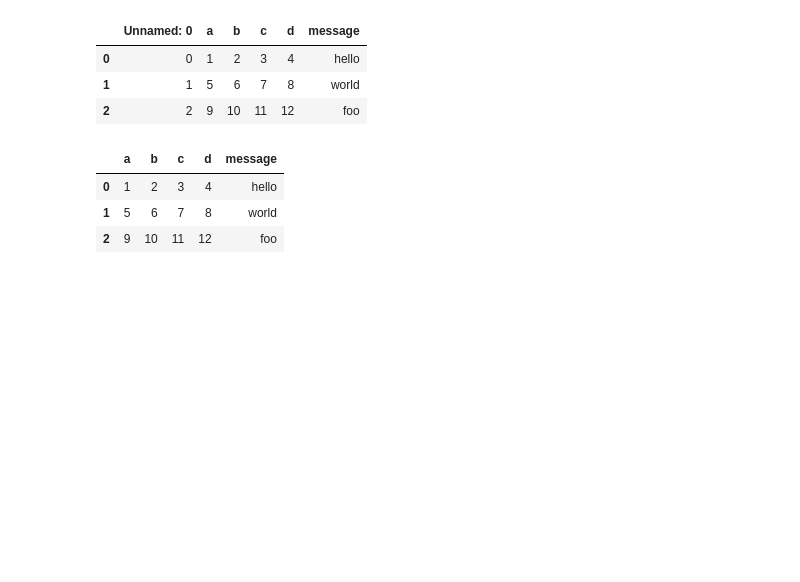
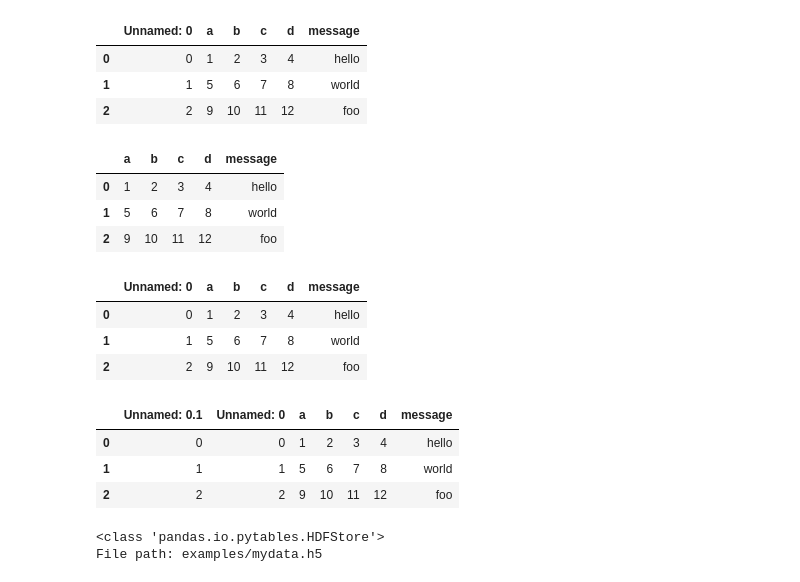
Before and after one commit to think2times/Fastrack, a Jupyter notebook: coding/data_analysis/pda/ch06.ipynb, the cells around one changed output. Drawn from its saved outputs; the diff is of its cells as text; code cells hidden in the pictures; blank space fills up the shorter version.

```diff
--- a/coding/data_analysis/pda/ch06.ipynb
+++ b/coding/data_analysis/pda/ch06.ipynb
@@ -577,3 +572,11 @@ xlsx.parse(sheet_name='Sheet1', index_col=0)
 | 0 | 1 | 2 | 3 | 4 | hello |
 | 1 | 5 | 6 | 7 | 8 | world |
 | 2 | 9 | 10 | 11 | 12 | foo |
+# %%
+frame = pd.read_excel('examples/ex1.xlsx', sheet_name='Sheet1')
+frame
+# %% [output]
+|  | Unnamed: 0 | a | b | c | d | message |
+| 0 | 0 | 1 | 2 | 3 | 4 | hello |
+| 1 | 1 | 5 | 6 | 7 | 8 | world |
+| 2 | 2 | 9 | 10 | 11 | 12 | foo |
@@ -579,0 +585,18 @@ xlsx.parse(sheet_name='Sheet1', index_col=0)
+# %%
+pd.read_excel('examples/ex2.xlsx')
+# %% [output]
+|  | Unnamed: 0.1 | Unnamed: 0 | a | b | c | d | message |
+| 0 | 0 | 0 | 1 | 2 | 3 | 4 | hello |
+| 1 | 1 | 1 | 5 | 6 | 7 | 8 | world |
+| 2 | 2 | 2 | 9 | 10 | 11 | 12 | foo |
+# %%
+import numpy as np
+
+frame = pd.DataFrame({'a': np.random.standard_normal(100)})
+store = pd.HDFStore('examples/mydata.h5')
+store['obj1'] = frame
+store['obj1_col'] = frame['a']
+store
+# %% [output]
+<class 'pandas.io.pytables.HDFStore'>
+File path: examples/mydata.h5
```
Also changed, not shown: parts of 9 cells of this notebook, 4 other files.
